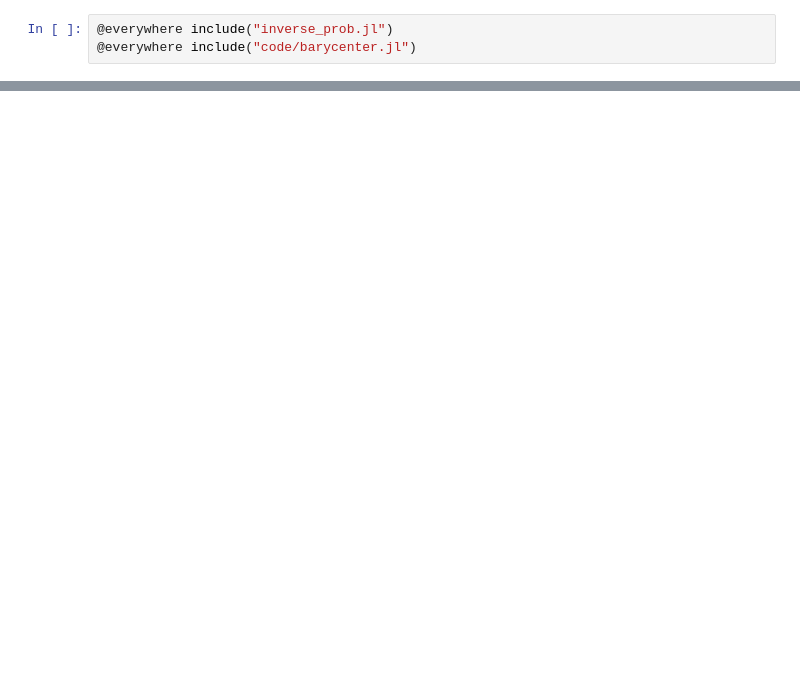
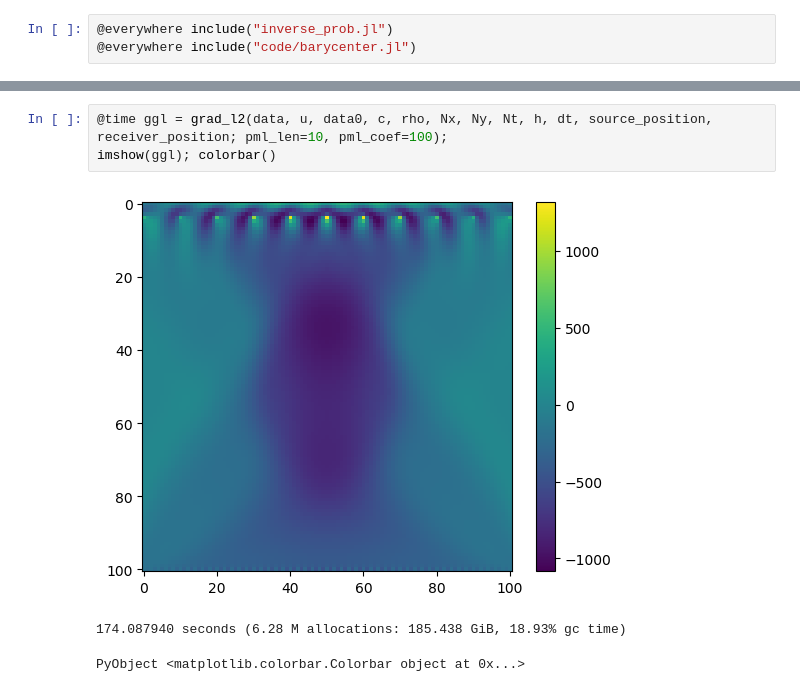
Before and after one commit to zzar43/Sinkhorn_code, a Jupyter notebook: demo_FWI_1.ipynb, the cells around one changed output, grey strips where cells are left out. Drawn from its saved outputs; the diff is of its cells as text; blank space fills up the shorter version.

```diff
--- a/demo_FWI_1.ipynb
+++ b/demo_FWI_1.ipynb
@@ -129,0 +124,7 @@ tight_layout()
+# %%
+@time ggl = grad_l2(data, u, data0, c, rho, Nx, Ny, Nt, h, dt, source_position, receiver_position; pml_len=10, pml_coef=100);
+imshow(ggl); colorbar()
+# %% [output]
+[figure, added]
+174.087940 seconds (6.28 M allocations: 185.438 GiB, 18.93% gc time)
+PyObject <matplotlib.colorbar.Colorbar object at 0x...>
```
Also changed, not shown: parts of 21 cells of this notebook, 1 other file.
